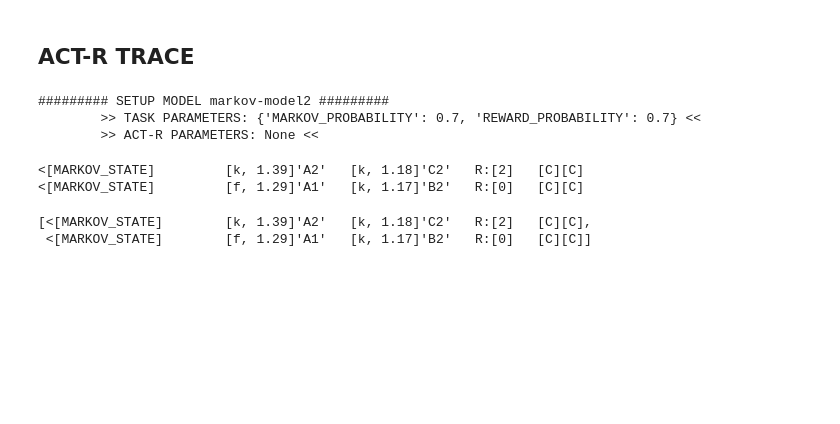
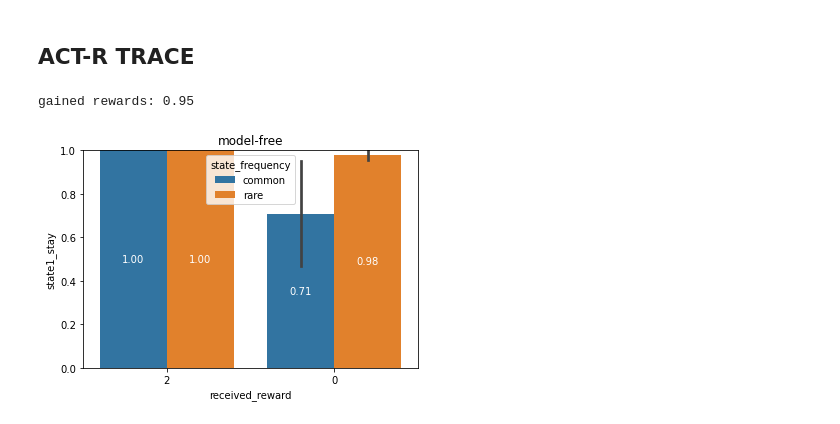
Before and after one commit to yangyuxue2333/ACTR-MarkovTask, a Jupyter notebook: analysis/test1.ipynb, the cells around one changed output. Cells and saved outputs as stored; diff of their text form; code cells hidden in the pictures; blank space fills up the shorter version.

```diff
--- a/analysis/test1.ipynb
+++ b/analysis/test1.ipynb
@@ -48,19 +48,25 @@ m.calculate_real_frequency().round(2)
 # %% [markdown]
 ## ACT-R TRACE
 # %%
-m = MarkovACTR(setup=False)
-m.setup(model='markov-model2', verbose=True, reload=True)
+def test1(m):
+    m.run_experiment(200)
+    df = m.calculate_stay_probability()
+    df_state1stay = df.groupby(['received_reward', 'reward_frequency', 'state_frequency']).agg({'state1_stay': lambda x: x.mean(skipna=True)}).reset_index()
+
+    print("gained rewards: %.2f" % (df['received_reward'].sum()/len(df)))
+    ax = sns.barplot(data=df_state1stay, x='received_reward', y='state1_stay',
+                 order = sorted(df['received_reward'].unique(), reverse=True),
+                 hue='state_frequency')
+    ax.set(ylim=(0, 1))
+    for container in ax.containers:
+        ax.bar_label(container, fmt='%.2f', label_type='center', color='white')
+    plt.title('model-free')
+    plt.show()
-# %% [output]
-######### SETUP MODEL markov-model2 #########
-        >> TASK PARAMETERS: {'MARKOV_PROBABILITY': 0.7, 'REWARD_PROBABILITY': 0.7} <<
-        >> ACT-R PARAMETERS: None <<
 # %%
-m.run_experiment(2)
+m = MarkovACTR(setup=False)
+m.setup(model='markov-model1', verbose=False, reload=True)
-# %% [output]
-<[MARKOV_STATE]         [k, 1.39]'A2'   [k, 1.18]'C2'   R:[2]   [C][C]
-<[MARKOV_STATE]         [f, 1.29]'A1'   [k, 1.17]'B2'   R:[0]   [C][C]
 # %%
-m.log
+test1(m)
 # %% [output]
-[<[MARKOV_STATE]        [k, 1.39]'A2'   [k, 1.18]'C2'   R:[2]   [C][C],
- <[MARKOV_STATE]        [f, 1.29]'A1'   [k, 1.17]'B2'   R:[0]   [C][C]]
+gained rewards: 0.95
+[figure, added]
```
Also changed, not shown: parts of 2 cells of this notebook, 4 other files.
